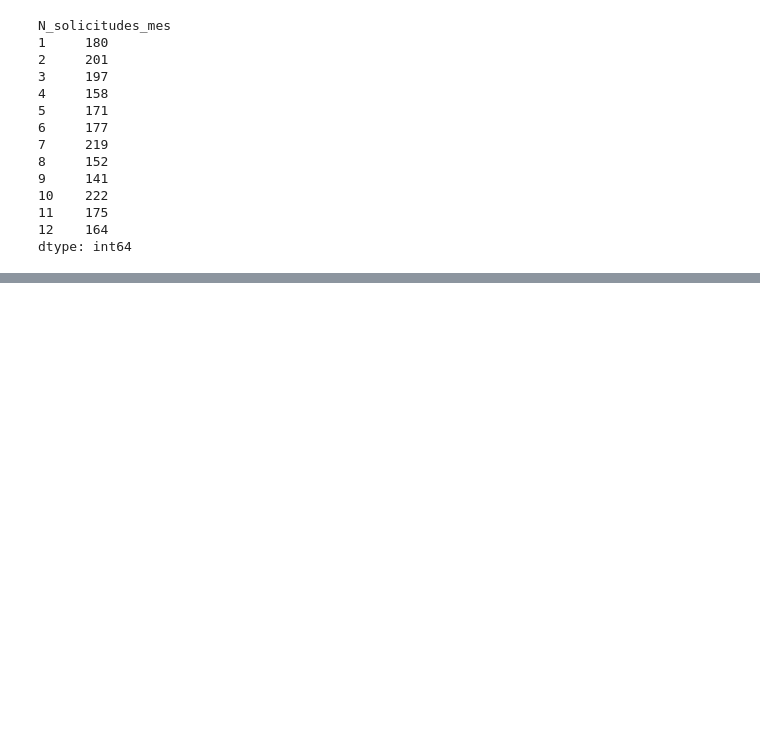
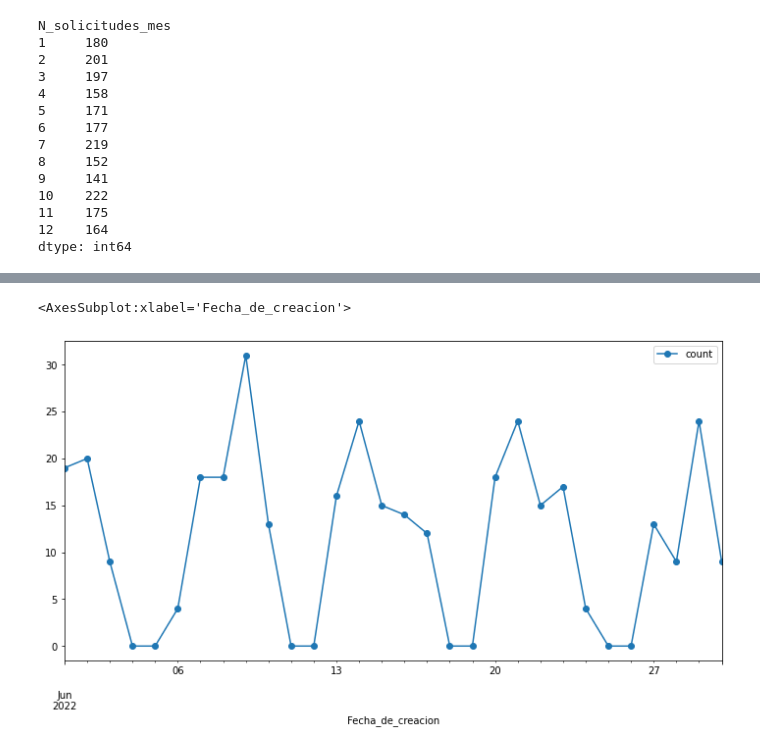
Before and after one commit to jvidorreta/TFG_SDG_JVID, a Jupyter notebook: TFG_SDG_JVID.ipynb, the cells around one changed output, grey strips where cells are left out. Saved outputs shown, nothing was run; the diff lists cells and outputs as text; code cells hidden in the pictures; blank space fills up the shorter version.

```diff
--- a/TFG_SDG_JVID.ipynb
+++ b/TFG_SDG_JVID.ipynb
@@ -267,0 +363,4 @@ ax.set(xlabel='Mes/Año', ylabel='Numero de peticiones',title='Numero de peticio
+# %%
+df_count.index = pd.DatetimeIndex(df_count.index)
+# %%
+df_count = df_count.asfreq('D')
@@ -267,0 +378,3 @@ ax.set(xlabel='Mes/Año', ylabel='Numero de peticiones',title='Numero de peticio
+# %%
+df_count['Num_peticiones_diarias'] = df_count['Num_peticiones_diarias'].fillna(0)
+df_count
@@ -267,0 +396,3 @@ ax.set(xlabel='Mes/Año', ylabel='Numero de peticiones',title='Numero de peticio
+# %%
+df_count['Num_peticiones_diarias'] = df_count['Num_peticiones_diarias'].astype(int)
+df_count
@@ -267,0 +429,5 @@ ax.set(xlabel='Mes/Año', ylabel='Numero de peticiones',title='Numero de peticio
+# %%
+df_count.loc['2022-06'].plot(kind='line',marker = 'o',figsize=(12,6))
+# %% [output]
+<AxesSubplot:xlabel='Fecha_de_creacion'>
+[figure, added]
```
Also changed, not shown: parts of 38 cells of this notebook.
